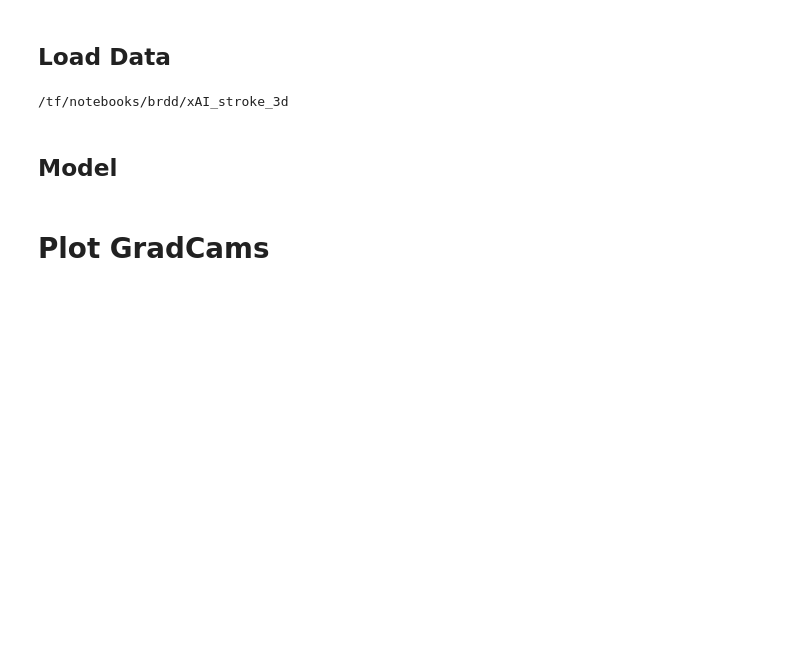
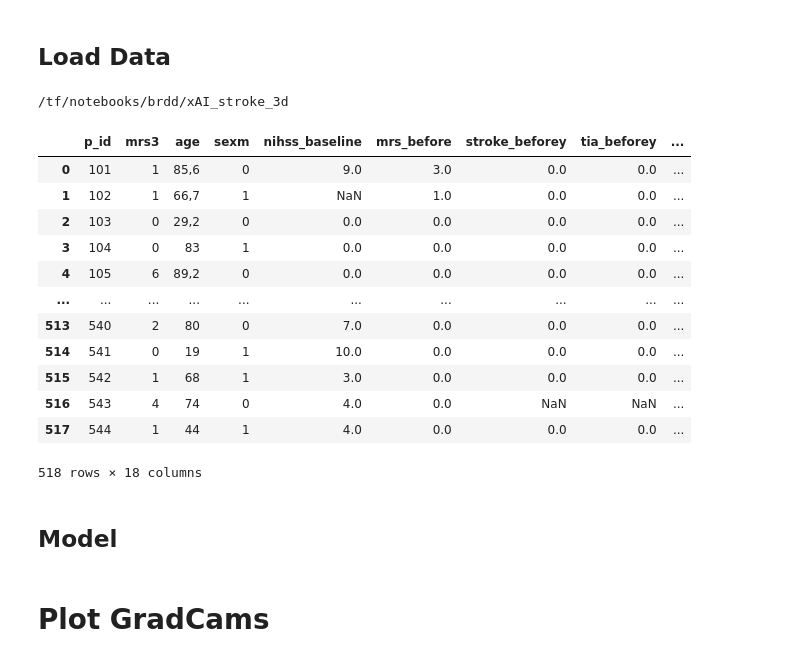
Before and after one commit to NorDar/explainable_AI, a Jupyter notebook: GradCam_generate_allPics.ipynb, the cells around one changed output. Cells and saved outputs as stored; diff of their text form; code cells hidden in the pictures; blank space fills up the shorter version.

```diff
--- a/GradCam_generate_allPics.ipynb
+++ b/GradCam_generate_allPics.ipynb
@@ -104,6 +124,25 @@ elif version.startswith("10Fold"): ## for 10 Fold
 
 all_results = pd.read_csv(path_results, sep=",")
 all_results = all_results.sort_values("p_idx")
+# %%
+## load patient data
+PAT_CSV_DIR = "/tf/notebooks/hezo/stroke_zurich/data/baseline_data_zurich_prepared0.csv"
+pat_dat = pd.read_csv(PAT_CSV_DIR, sep=";")
+pat_dat
+# %% [output]
+|  | p_id | mrs3 | age | sexm | nihss_baseline | mrs_before | stroke_beforey | tia_beforey | ... |
+| 0 | 101 | 1 | 85,6 | 0 | 9.0 | 3.0 | 0.0 | 0.0 | ... |
+| 1 | 102 | 1 | 66,7 | 1 | NaN | 1.0 | 0.0 | 0.0 | ... |
+| 2 | 103 | 0 | 29,2 | 0 | 0.0 | 0.0 | 0.0 | 0.0 | ... |
+| 3 | 104 | 0 | 83 | 1 | 0.0 | 0.0 | 0.0 | 0.0 | ... |
+| 4 | 105 | 6 | 89,2 | 0 | 0.0 | 0.0 | 0.0 | 0.0 | ... |
+| ... | ... | ... | ... | ... | ... | ... | ... | ... | ... |
+| 513 | 540 | 2 | 80 | 0 | 7.0 | 0.0 | 0.0 | 0.0 | ... |
+| 514 | 541 | 0 | 19 | 1 | 10.0 | 0.0 | 0.0 | 0.0 | ... |
+| 515 | 542 | 1 | 68 | 1 | 3.0 | 0.0 | 0.0 | 0.0 | ... |
+| 516 | 543 | 4 | 74 | 0 | 4.0 | 0.0 | NaN | NaN | ... |
+| 517 | 544 | 1 | 44 | 1 | 4.0 | 0.0 | 0.0 | 0.0 | ... |
+518 rows × 18 columns
 # %% [markdown]
 ## Model
 # %%
```
Also changed, not shown: parts of 24 cells of this notebook, 3 other files.
